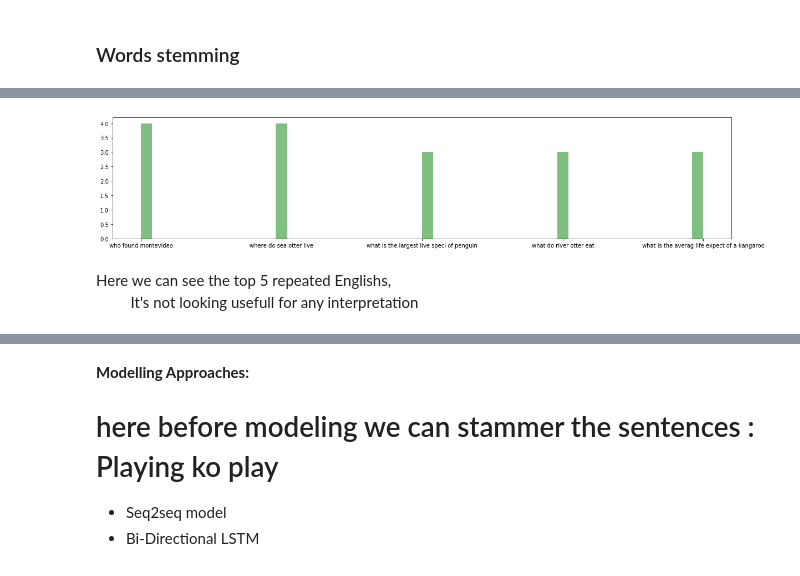
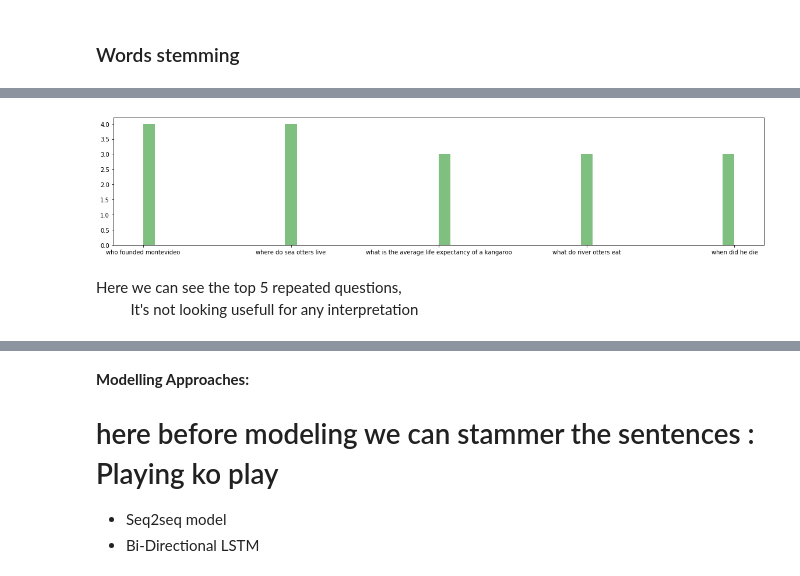
Before and after one commit to yatindma/Automated-Response-Suggestion-for-Email, a Jupyter notebook: Smart_Gmail_Reply.ipynb, the cells around one changed output, grey strips where cells are left out. Drawn from its saved outputs; the diff is of its cells as text; code cells hidden in the pictures.

```diff
--- a/Smart_Gmail_Reply.ipynb
+++ b/Smart_Gmail_Reply.ipynb
@@ -475,3 +529,3 @@ Englishs_dict = {i:English_list.count(i) for i in English_list}
 # %%
 from collections import OrderedDict
-Englishs_dict_sorted = OrderedDict(sorted(Englishs_dict.items(), key=lambda x: x[1]))
+questions_dict_sorted = OrderedDict(sorted(questions_dict.items(), key=lambda x: x[1]))
@@ -498,7 +532,7 @@ OrderedDict([('wa volta an italian physicist', 1),
 # %%
-Englishs = []
+questions = []
 keys = []
-for item in Englishs_dict_sorted.items():
-  Englishs.append(item[0])
+for item in questions_dict_sorted.items():
+  questions.append(item[0])
   keys.append(item[1])
 # %%
@@ -506,27 +540,27 @@ Englishs.reverse()
 keys.reverse()
 # %%
-#top 10 frenchs
-top_5_Englishs = Englishs[:5]
+#top 10 reply
+top_5_questions = questions[:5]
 top_5_keys = keys[:5]
 # %%
-temp_Englishs_list = []
+temp_questions_list = []
 i = 0
 for key in top_5_keys:
   for _ in range(0,key):
-    temp_Englishs_list.append(top_5_Englishs[i])
+    temp_questions_list.append(top_5_questions[i])
   i += 1
 # %%
 import matplotlib
 matplotlib.rc('figure', figsize=[20,4])
-plt.hist(temp_Englishs_list, 50,
+plt.hist(temp_questions_list, 50,
          histtype='bar',
          facecolor='g',
          alpha=0.5)
 plt.show()
 # %% [output]
-[figure, old version]
+[figure, new version]
 # %% [markdown]
-Here we can see the top 5 repeated Englishs,<br>
+Here we can see the top 5 repeated questions,<br>
 &nbsp;&nbsp;&nbsp;&nbsp;&nbsp;&nbsp;&nbsp;&nbsp; It's not looking usefull for any interpretation
 # %%
 print(data.head(5))
```
Also changed, not shown: parts of 141 cells of this notebook.
